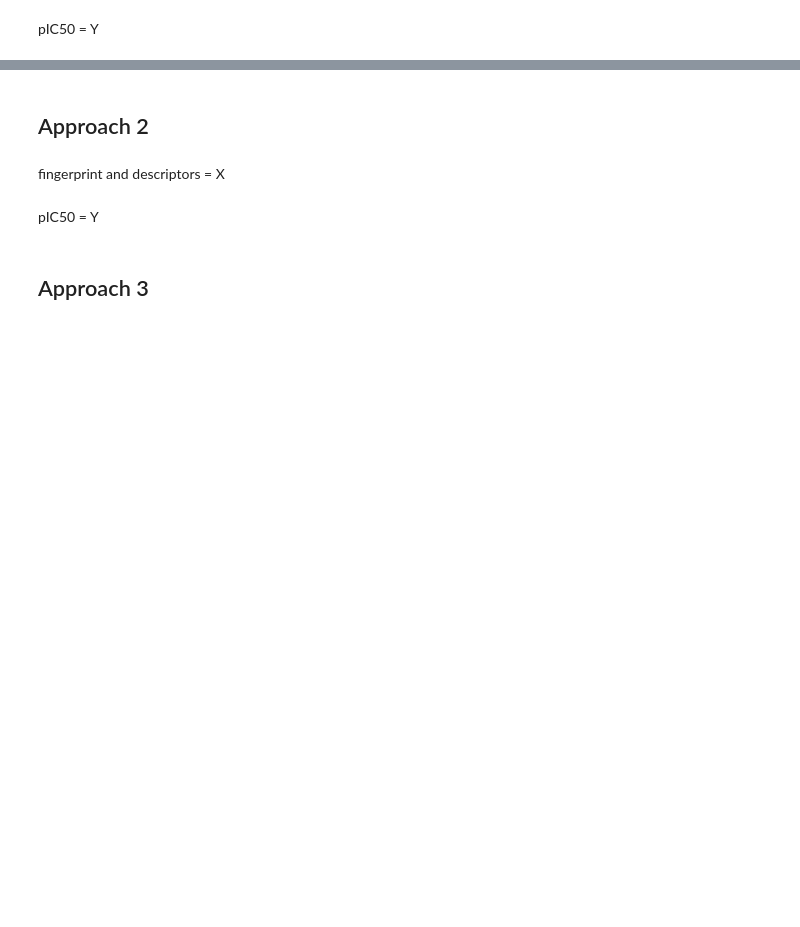
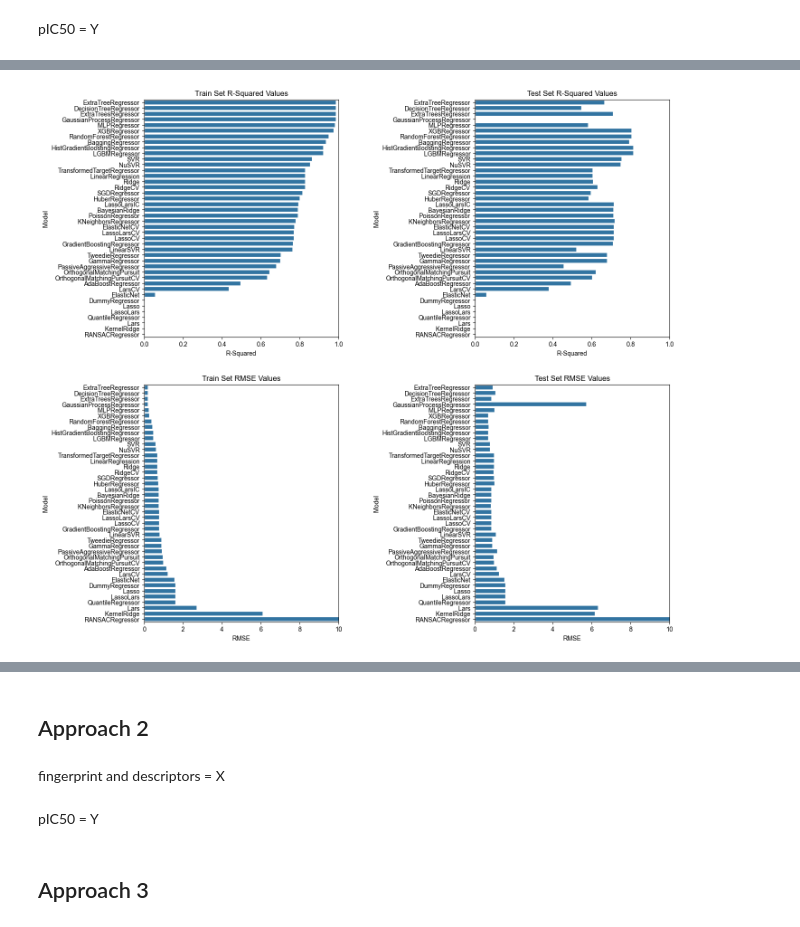
Before and after one commit to tomes-l/Computer-DD-Project, a Jupyter notebook: CDD_ML_acetylcholinesterase.ipynb, the cells around one changed output, grey strips where cells are left out. Cells and saved outputs as stored; diff of their text form; code cells hidden in the pictures; blank space fills up the shorter version.

```diff
--- a/CDD_ML_acetylcholinesterase.ipynb
+++ b/CDD_ML_acetylcholinesterase.ipynb
@@ -627,0 +582,3 @@ df_fp
+# %%
+df_fingerprintT = df_fingerprint.transpose()
+df_fingerprintT
@@ -680,11 +654,7 @@ Fingerprint and all descriptors + class = X
 # %% [markdown]
 pIC50 = Y
 # %%
-selection=['class','MW','LogP','NumHAcceptors','NumHDonors']
-
-X = pd.concat([df_final[selection], df_fp], axis=1)
-X = X.dropna()
-
+X = df_fingerprintT
 Y = df_final['pIC50']
 
 print(X.shape, Y.shape)
@@ -710,0 +731,35 @@ predictions_test
+# %%
+# Trier les modèles par R-Squared du train_set
+predictions_train_sorted = predictions_train.sort_values(by="R-Squared", ascending=False)
+predictions_test_sorted = predictions_test.loc[predictions_train_sorted.index]
+
+# Créer les sous-graphiques avec une grille 2x2
+fig, axes = plt.subplots(nrows=2, ncols=2, figsize=(15, 15))
+
+# Bar plot des valeurs R-squared pour le train_set
+sns.set_theme(style="whitegrid")
+ax1 = sns.barplot(ax=axes[0, 0], y=predictions_train_sorted.index, x="R-Squared", data=predictions_train_sorted)
+ax1.set(xlim=(0, 1))
+ax1.set_title('Train Set R-Squared Values')
+
+# Bar plot des valeurs R-squared pour le test_set
+ax2 = sns.barplot(ax=axes[0, 1], y=predictions_test_sorted.index, x="R-Squared", data=predictions_test_sorted)
+ax2.set(xlim=(0, 1))
+ax2.set_title('Test Set R-Squared Values')
+
+# Bar plot des valeurs RMSE pour le train_set
+ax3 = sns.barplot(ax=axes[1, 0], y=predictions_train_sorted.index, x="RMSE", data=predictions_train_sorted)
+ax3.set(xlim=(0, 10))
+ax3.set_title('Train Set RMSE Values')
+
+# Bar plot des valeurs RMSE pour le test_set
+ax4 = sns.barplot(ax=axes[1, 1], y=predictions_test_sorted.index, x="RMSE", data=predictions_test_sorted)
+ax4.set(xlim=(0, 10))
+ax4.set_title('Test Set RMSE Values')
+
+# Ajuster l'espacement entre les sous-graphiques
+plt.subplots_adjust(wspace=0.7)
+
+plt.show()
+# %% [output]
+[figure, added]
```
Also changed, not shown: parts of 28 cells of this notebook.
